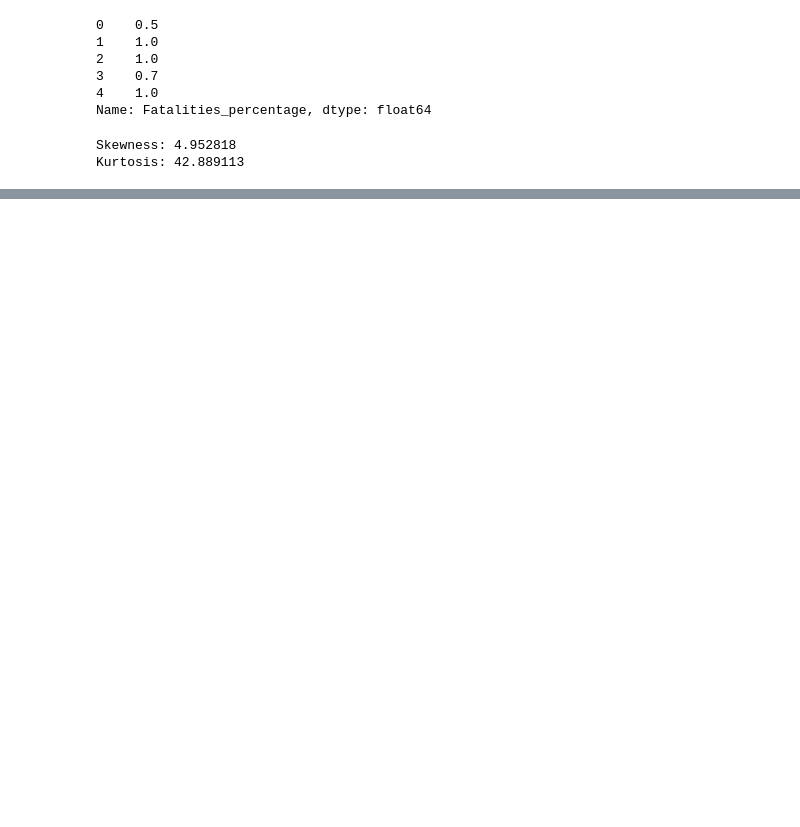
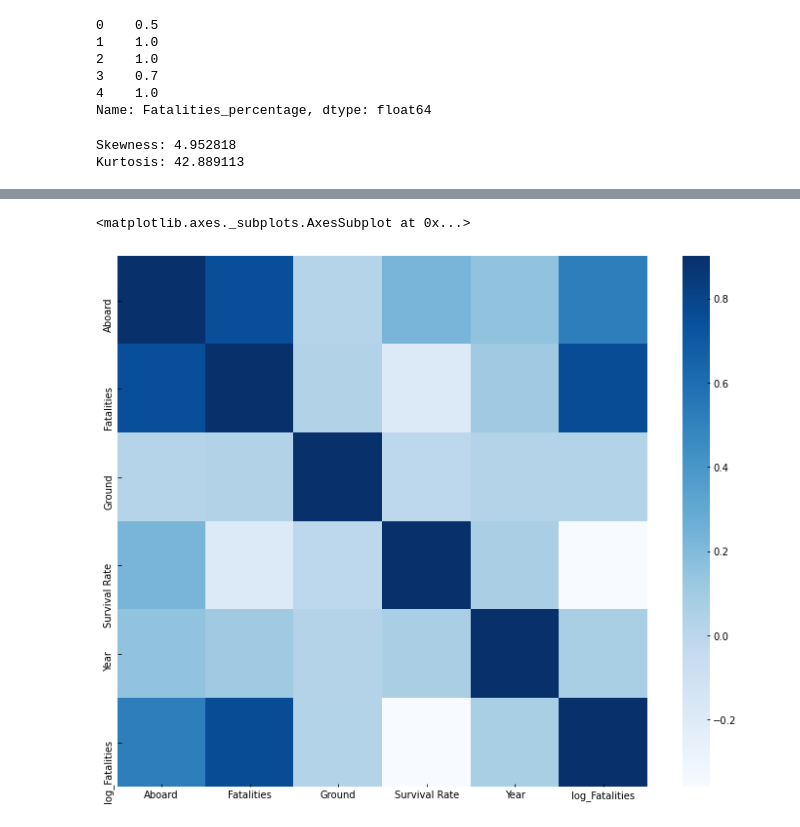
Before and after one commit to sandeepreddyb253/CMPE255-AirplaneCrash, a Jupyter notebook: AirportCrashProject.ipynb, the cells around one changed output, grey strips where cells are left out. Saved outputs shown, nothing was run; the diff lists cells and outputs as text; code cells hidden in the pictures; blank space fills up the shorter version.

Commit message:
Some Pre processing and Data Visualisation

```diff
--- a/AirportCrashProject.ipynb
+++ b/AirportCrashProject.ipynb
@@ -258,0 +259,4 @@ sns.distplot(y, kde=False, fit=stats.lognorm)
+# %%
+## Interesting facts by applying log value for Fatalities
+
+train["log_Fatalities"] = np.log1p(train["Fatalities"])
@@ -258,0 +278,9 @@ sns.distplot(y, kde=False, fit=stats.lognorm)
+# %%
+## Heat map for correlation matrix of training dataset
+
+corr = train.corr()
+plt.subplots(figsize=(13,10))
+sns.heatmap(corr, vmax=0.9, cmap="Blues", square=True)
+# %% [output]
+<matplotlib.axes._subplots.AxesSubplot at 0x...>
+[figure, added]
```
Also changed, not shown: parts of 8 cells of this notebook.
